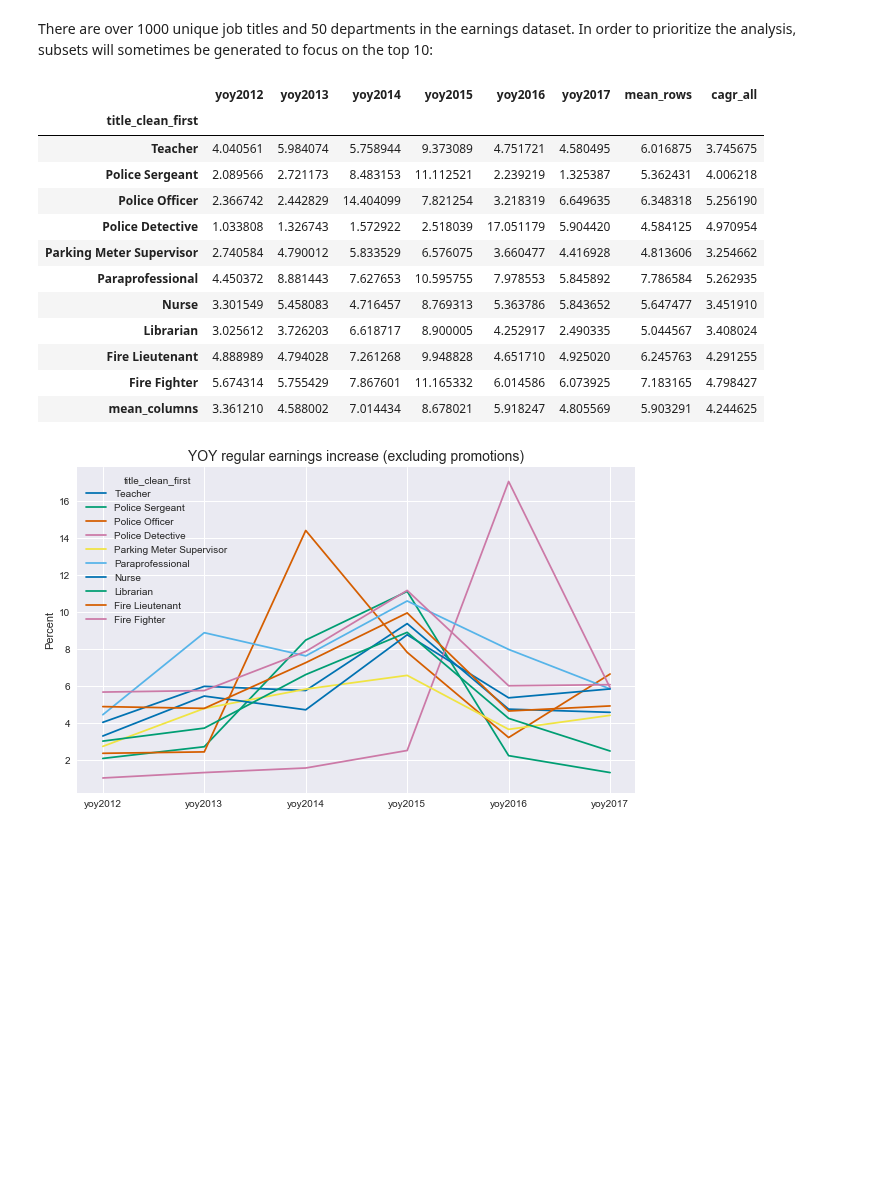
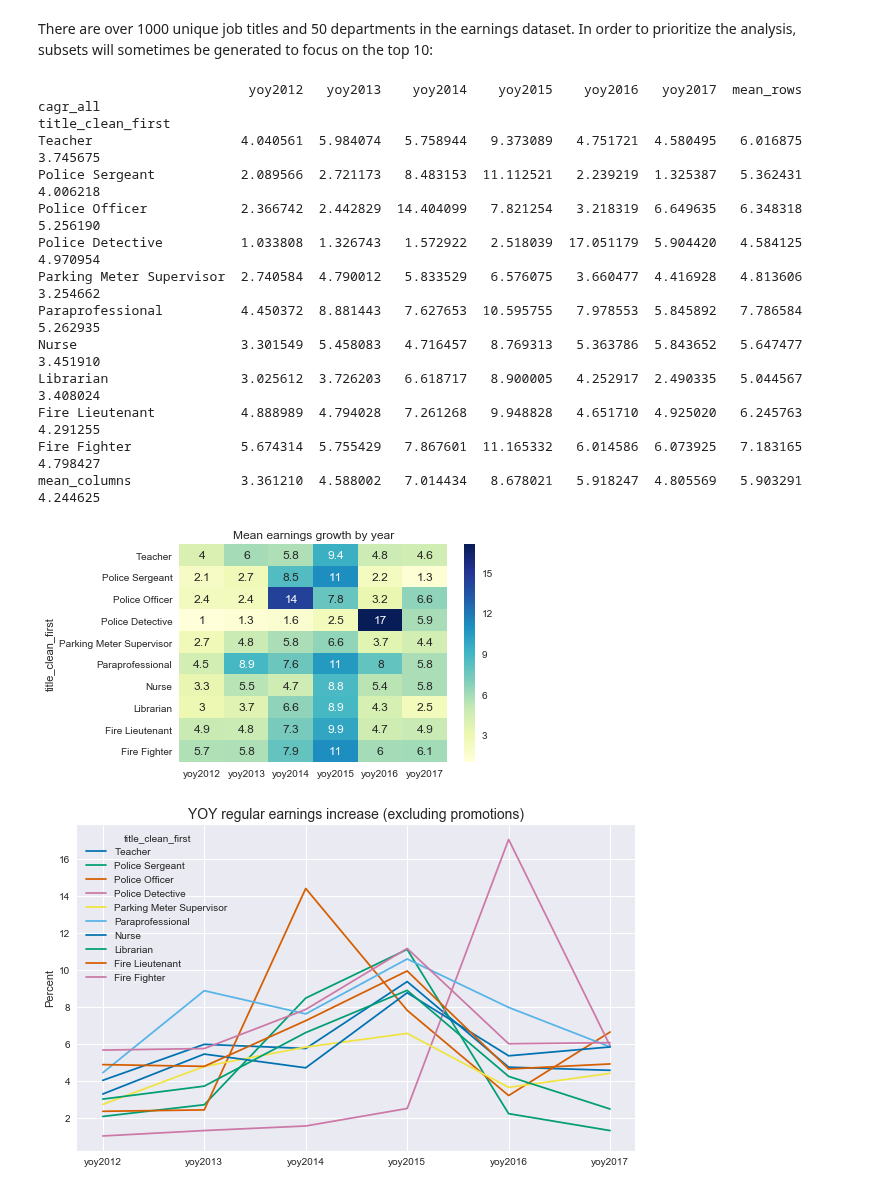
Before and after one commit to Turanga1/Springboard_DataScience, a Jupyter notebook: Capstone 1 - Boston Earnings Report/boston_earnings_analysis.ipynb, the cells around one changed output. Cells and saved outputs as stored; diff of their text form; code cells hidden in the pictures; blank space fills up the shorter version.

```diff
--- a/Capstone 1 - Boston Earnings Report/boston_earnings_analysis.ipynb
+++ b/Capstone 1 - Boston Earnings Report/boston_earnings_analysis.ipynb
@@ -329,45 +429,49 @@ There are over 1000 unique job titles and 50 departments in the earnings dataset
 # %%
 # get top 10 titles by number of employees
 
 titles_top10 = growth_title[growth_title['title_clean_first'] == growth_title['title_clean_last']]\
                 .groupby('title_clean_first')\
                 .agg('size')\
                 .sort_values(ascending=False)\
                 .index[:10]
 
 # keep only growth rate columns ('yoy...') and top 10 title rows
 
 payraise = growth_title.iloc[:, len(years)+1:(len(years)*2)+1]
 payraise = payraise[payraise['title_clean_first'].isin(titles_top10)]
 
 # calculate means and mean of means
 
 payraise = payraise.set_index('title_clean_first')
 payraise['mean_rows'] = payraise.stack().groupby(level=0).mean()
 payraise  = payraise.groupby(payraise.index).agg('mean')
 payraise = payraise[::-1]
 
 # append all years cagr:
 
 cagr_all = growth_title[['title_clean_first', 'cagr_all']]
 cagr_all = cagr_all.groupby('title_clean_first')[['title_clean_first', 'cagr_all']].agg('mean')
 payraise = payraise.merge(cagr_all, how='left', left_index=True, right_index=True)
 payraise.loc['mean_columns'] = payraise.mean()
-payraise
+print(payraise)
+sns.heatmap(payraise.drop('mean_columns').drop(['mean_rows', 'cagr_all'], axis=1), annot=True, cmap="YlGnBu")
+plt.title('Mean earnings growth by year')
+plt.show()
 # %% [output]
-|  | yoy2012 | yoy2013 | yoy2014 | yoy2015 | yoy2016 | yoy2017 | mean_rows | cagr_all |
-| title_clean_first |  |  |  |  |  |  |  |  |
-| Teacher | 4.040561 | 5.984074 | 5.758944 | 9.373089 | 4.751721 | 4.580495 | 6.016875 | 3.745675 |
-| Police Sergeant | 2.089566 | 2.721173 | 8.483153 | 11.112521 | 2.239219 | 1.325387 | 5.362431 | 4.006218 |
-| Police Officer | 2.366742 | 2.442829 | 14.404099 | 7.821254 | 3.218319 | 6.649635 | 6.348318 | 5.256190 |
-| Police Detective | 1.033808 | 1.326743 | 1.572922 | 2.518039 | 17.051179 | 5.904420 | 4.584125 | 4.970954 |
-| Parking Meter Supervisor | 2.740584 | 4.790012 | 5.833529 | 6.576075 | 3.660477 | 4.416928 | 4.813606 | 3.254662 |
-| Paraprofessional | 4.450372 | 8.881443 | 7.627653 | 10.595755 | 7.978553 | 5.845892 | 7.786584 | 5.262935 |
-| Nurse | 3.301549 | 5.458083 | 4.716457 | 8.769313 | 5.363786 | 5.843652 | 5.647477 | 3.451910 |
-| Librarian | 3.025612 | 3.726203 | 6.618717 | 8.900005 | 4.252917 | 2.490335 | 5.044567 | 3.408024 |
-| Fire Lieutenant | 4.888989 | 4.794028 | 7.261268 | 9.948828 | 4.651710 | 4.925020 | 6.245763 | 4.291255 |
-| Fire Fighter | 5.674314 | 5.755429 | 7.867601 | 11.165332 | 6.014586 | 6.073925 | 7.183165 | 4.798427 |
-| mean_columns | 3.361210 | 4.588002 | 7.014434 | 8.678021 | 5.918247 | 4.805569 | 5.903291 | 4.244625 |
+                           yoy2012   yoy2013    yoy2014    yoy2015    yoy2016   yoy2017  mean_rows  cagr_all
+title_clean_first
+Teacher                   4.040561  5.984074   5.758944   9.373089   4.751721  4.580495   6.016875  3.745675
+Police Sergeant           2.089566  2.721173   8.483153  11.112521   2.239219  1.325387   5.362431  4.006218
+Police Officer            2.366742  2.442829  14.404099   7.821254   3.218319  6.649635   6.348318  5.256190
+Police Detective          1.033808  1.326743   1.572922   2.518039  17.051179  5.904420   4.584125  4.970954
+Parking Meter Supervisor  2.740584  4.790012   5.833529   6.576075   3.660477  4.416928   4.813606  3.254662
+Paraprofessional          4.450372  8.881443   7.627653  10.595755   7.978553  5.845892   7.786584  5.262935
+Nurse                     3.301549  5.458083   4.716457   8.769313   5.363786  5.843652   5.647477  3.451910
+Librarian                 3.025612  3.726203   6.618717   8.900005   4.252917  2.490335   5.044567  3.408024
+Fire Lieutenant           4.888989  4.794028   7.261268   9.948828   4.651710  4.925020   6.245763  4.291255
+Fire Fighter              5.674314  5.755429   7.867601  11.165332   6.014586  6.073925   7.183165  4.798427
+mean_columns              3.361210  4.588002   7.014434   8.678021   5.918247  4.805569   5.903291  4.244625
+[figure, added]
 # %%
 # pay raises by year
 
```
Also changed, not shown: parts of 26 cells of this notebook.
